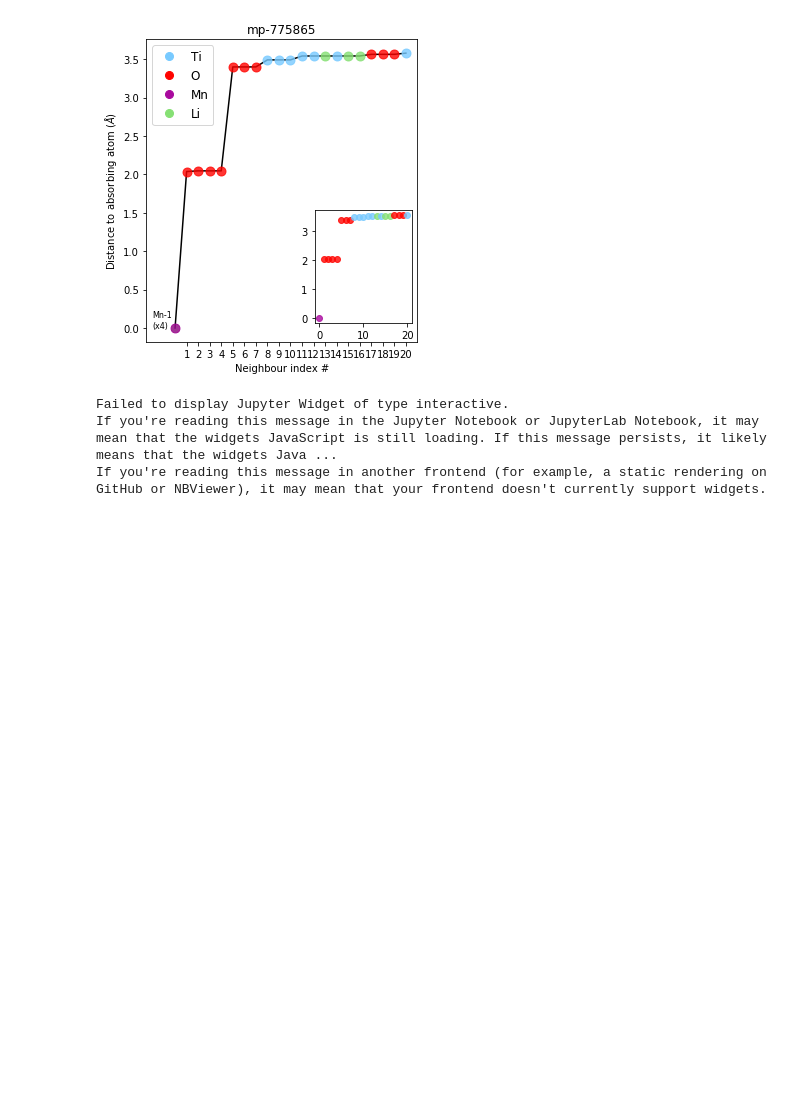
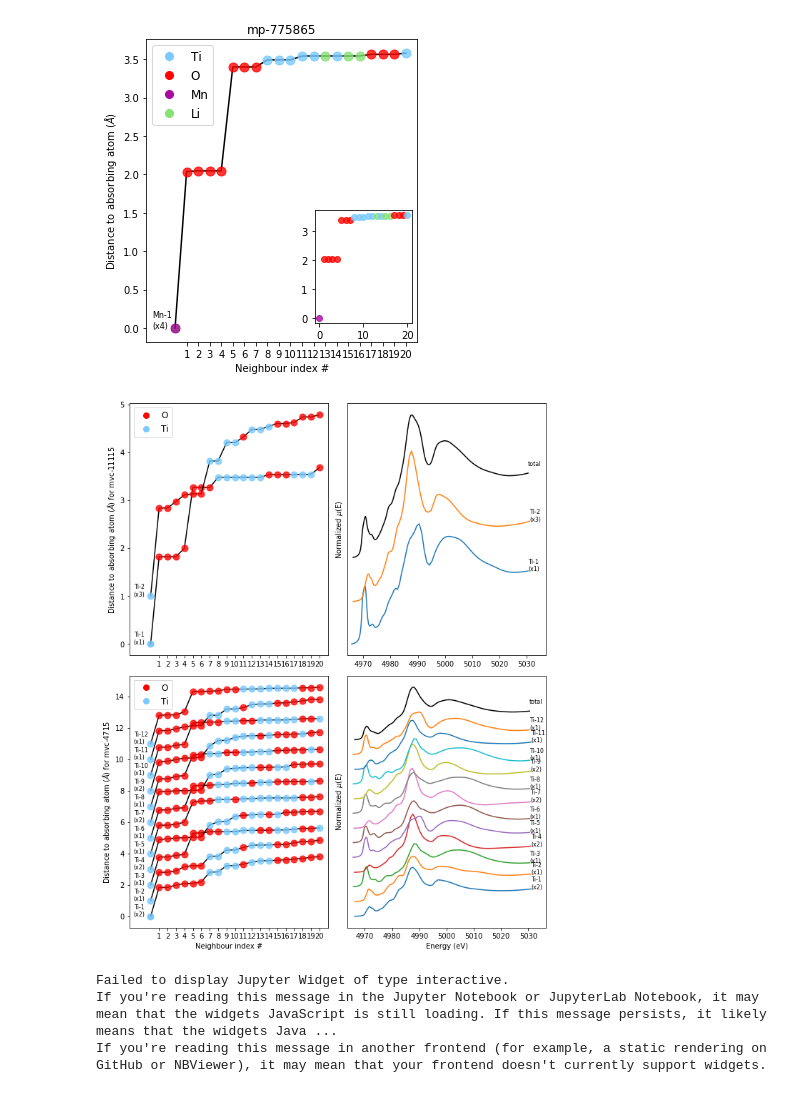
Before and after one commit to elistavitski/t4iss, a Jupyter notebook: module1.ipynb, the cells around one changed output. Saved outputs shown, nothing was run; the diff lists cells and outputs as text; code cells hidden in the pictures; blank space fills up the shorter version.

Commit message:
compare_two function was added

```diff
--- a/module1.ipynb
+++ b/module1.ipynb
@@ -79,6 +79,13 @@ get_XANES(mpr,mpid='mp-775865',absorbing_atom='Mn',export_figure=True)
 # %% [output]
 XANES is not available. Try "run_feff=True"
 [figure]
+# %%
+''' If you want to compare two structures in the same plot, you can
+use compare_two function. mpid1 and mpid2 are ids of two structures.'''
+
+compare_two(mpid1='mvc-11115',mpid2='mvc-4715',absorbing_atom='Ti')
+# %% [output]
+[figure, added]
 # %%
 ''' Suppose you have an experimental unknown spectrum and you want to
 compare it with a spectrum in the database. For this task, you can use
```
Also changed, not shown: parts of 6 cells of this notebook, 8 other files.
